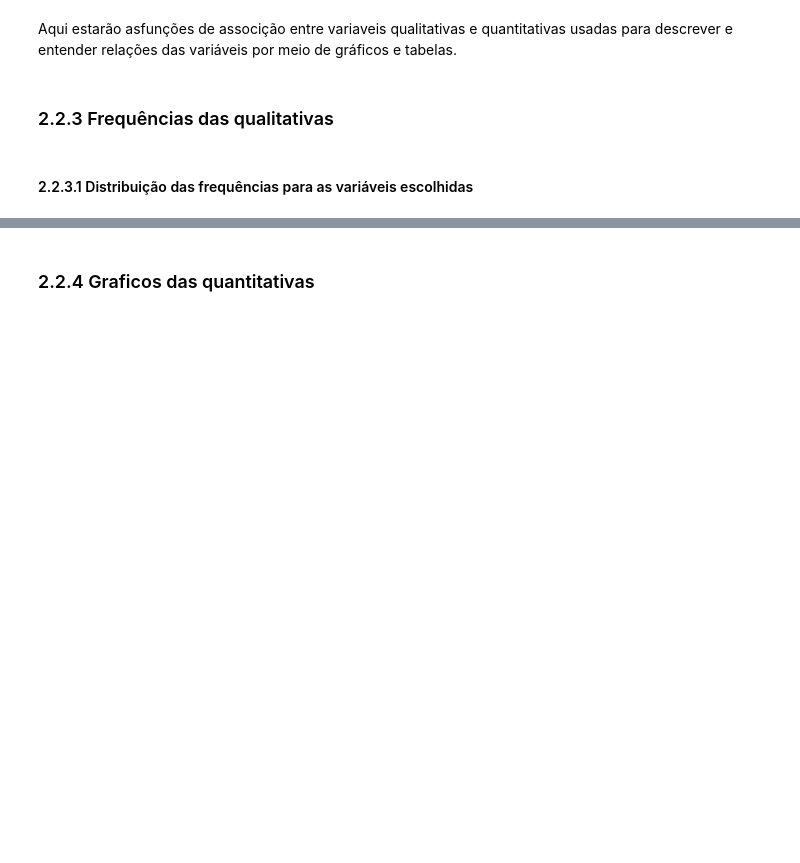
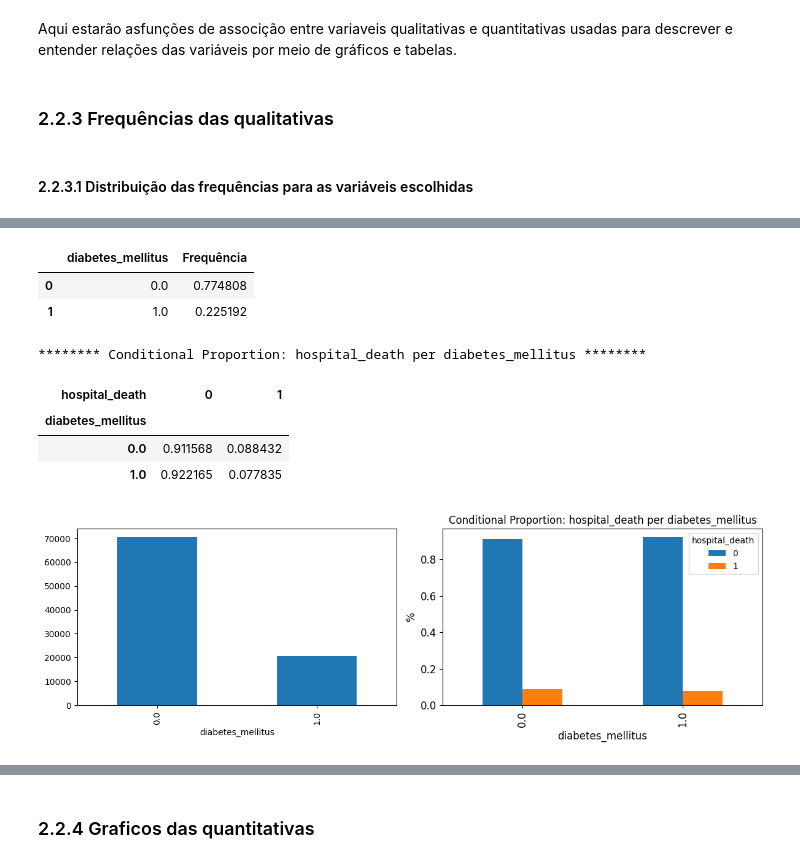
Before and after one commit to kaioreidela/Death_Prediction_in_ICU, a Jupyter notebook: estatistica_real.ipynb, the cells around one changed output, grey strips where cells are left out. Saved outputs shown, nothing was run; the diff lists cells and outputs as text; code cells hidden in the pictures; blank space fills up the shorter version.

```diff
--- a/estatistica_real.ipynb
+++ b/estatistica_real.ipynb
@@ -163,0 +140,16 @@ QualiQualiAssociation("solid_tumor_with_metastasis","hospital_death",dados)
+# %%
+fig, axs = plt.subplots(1, 2, figsize=(12, 4))
+grafico_qualitativa("diabetes_mellitus", dados, axs[0])
+QualiQualiAssociation("diabetes_mellitus","hospital_death",dados,axs[1])
+plt.tight_layout()
+plt.show()
+# %% [output]
+|  | diabetes_mellitus | Frequência |
+| 0 | 0.0 | 0.774808 |
+| 1 | 1.0 | 0.225192 |
+******** Conditional Proportion: hospital_death per diabetes_mellitus ********
+| hospital_death | 0 | 1 |
+| diabetes_mellitus |  |  |
+| 0.0 | 0.911568 | 0.088432 |
+| 1.0 | 0.922165 | 0.077835 |
+[figure, added]
```
Also changed, not shown: parts of 22 cells of this notebook.
